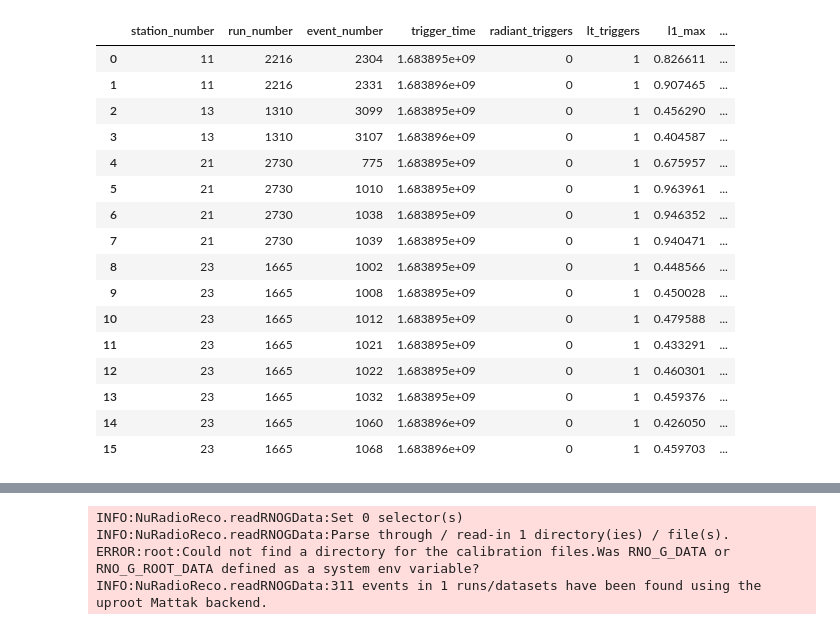
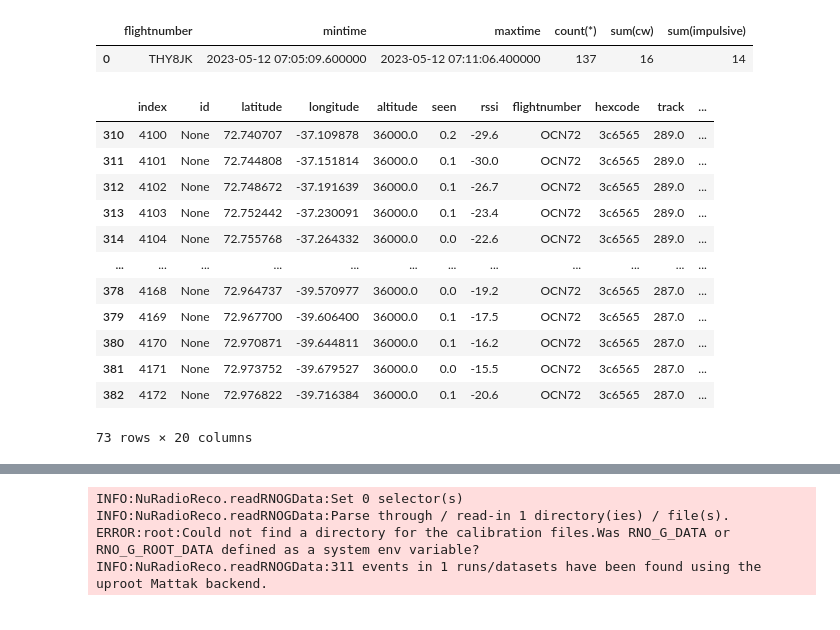
Before and after one commit to OliverSchlemper/Flights, a Jupyter notebook: test.ipynb, the cells around one changed output, grey strips where cells are left out. Saved outputs shown, nothing was run; the diff lists cells and outputs as text; code cells hidden in the pictures.

Commit message:
first try left joining sum(cw) etc. on flights_disitnct

```diff
--- a/test.ipynb
+++ b/test.ipynb
@@ -70,26 +53,29 @@ tracker.flights_distinct
-# %%
-#sqldf('Select * FROm test_df Order by SNR_max desc')
-#sqldf('Select * FROm test_df Order by SNR_max desc').head(15)
-
-query = '''
-Select * from test_df where cw = 1
-'''
-sqldf(query)
-# %% [output]
-|  | station_number | run_number | event_number | trigger_time | radiant_triggers | lt_triggers | l1_max | ... |
-| 0 | 11 | 2216 | 2304 | 1.683895e+09 | 0 | 1 | 0.826611 | ... |
-| 1 | 11 | 2216 | 2331 | 1.683896e+09 | 0 | 1 | 0.907465 | ... |
-| 2 | 13 | 1310 | 3099 | 1.683895e+09 | 0 | 1 | 0.456290 | ... |
-| 3 | 13 | 1310 | 3107 | 1.683896e+09 | 0 | 1 | 0.404587 | ... |
-| 4 | 21 | 2730 | 775 | 1.683895e+09 | 0 | 1 | 0.675957 | ... |
-| 5 | 21 | 2730 | 1010 | 1.683895e+09 | 0 | 1 | 0.963961 | ... |
-| 6 | 21 | 2730 | 1038 | 1.683895e+09 | 0 | 1 | 0.946352 | ... |
-| 7 | 21 | 2730 | 1039 | 1.683895e+09 | 0 | 1 | 0.940471 | ... |
-| 8 | 23 | 1665 | 1002 | 1.683895e+09 | 0 | 1 | 0.448566 | ... |
-| 9 | 23 | 1665 | 1008 | 1.683895e+09 | 0 | 1 | 0.450028 | ... |
-| 10 | 23 | 1665 | 1012 | 1.683895e+09 | 0 | 1 | 0.479588 | ... |
-| 11 | 23 | 1665 | 1021 | 1.683895e+09 | 0 | 1 | 0.433291 | ... |
-| 12 | 23 | 1665 | 1022 | 1.683895e+09 | 0 | 1 | 0.460301 | ... |
-| 13 | 23 | 1665 | 1032 | 1.683895e+09 | 0 | 1 | 0.459376 | ... |
-| 14 | 23 | 1665 | 1060 | 1.683896e+09 | 0 | 1 | 0.426050 | ... |
-| 15 | 23 | 1665 | 1068 | 1.683896e+09 | 0 | 1 | 0.459703 | ... |
+# %%
+query = '''
+Select flightnumber, mintime, maxtime, count(*), sum(cw), sum(impulsive) From f
+left join test_df
+on strftime('%Y-%m-%d %H:%M:%S.%f', datetime(trigger_time, 'unixepoch')) >= f.mintime and strftime('%Y-%m-%d %H:%M:%S.%f', datetime(trigger_time, 'unixepoch')) < f.maxtime
+
+
+'''
+
+sqldf(query)
+# %% [output]
+|  | flightnumber | mintime | maxtime | count(*) | sum(cw) | sum(impulsive) |
+| 0 | THY8JK | 2023-05-12 07:05:09.600000 | 2023-05-12 07:11:06.400000 | 137 | 16 | 14 |
+# %%
+f1.flights
+# %% [output]
+|  | index | id | latitude | longitude | altitude | seen | rssi | flightnumber | hexcode | track | ... |
+| 310 | 4100 | None | 72.740707 | -37.109878 | 36000.0 | 0.2 | -29.6 | OCN72 | 3c6565 | 289.0 | ... |
+| 311 | 4101 | None | 72.744808 | -37.151814 | 36000.0 | 0.1 | -30.0 | OCN72 | 3c6565 | 289.0 | ... |
+| 312 | 4102 | None | 72.748672 | -37.191639 | 36000.0 | 0.1 | -26.7 | OCN72 | 3c6565 | 289.0 | ... |
+| 313 | 4103 | None | 72.752442 | -37.230091 | 36000.0 | 0.1 | -23.4 | OCN72 | 3c6565 | 289.0 | ... |
+| 314 | 4104 | None | 72.755768 | -37.264332 | 36000.0 | 0.0 | -22.6 | OCN72 | 3c6565 | 289.0 | ... |
+| ... | ... | ... | ... | ... | ... | ... | ... | ... | ... | ... | ... |
+| 378 | 4168 | None | 72.964737 | -39.570977 | 36000.0 | 0.0 | -19.2 | OCN72 | 3c6565 | 287.0 | ... |
+| 379 | 4169 | None | 72.967700 | -39.606400 | 36000.0 | 0.1 | -17.5 | OCN72 | 3c6565 | 287.0 | ... |
+| 380 | 4170 | None | 72.970871 | -39.644811 | 36000.0 | 0.1 | -16.2 | OCN72 | 3c6565 | 287.0 | ... |
+| 381 | 4171 | None | 72.973752 | -39.679527 | 36000.0 | 0.0 | -15.5 | OCN72 | 3c6565 | 287.0 | ... |
+| 382 | 4172 | None | 72.976822 | -39.716384 | 36000.0 | 0.1 | -20.6 | OCN72 | 3c6565 | 287.0 | ... |
+73 rows × 20 columns
```
Also changed, not shown: parts of 4 cells of this notebook.
